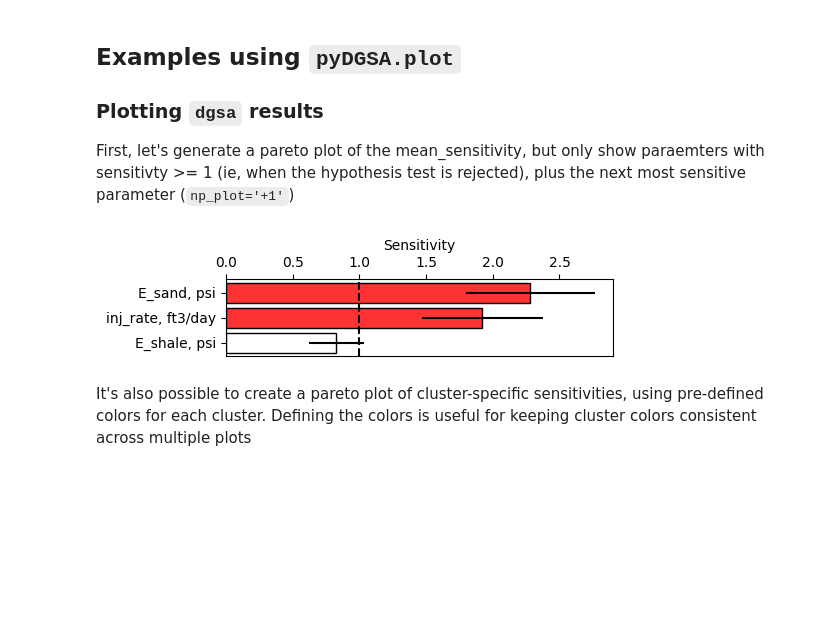
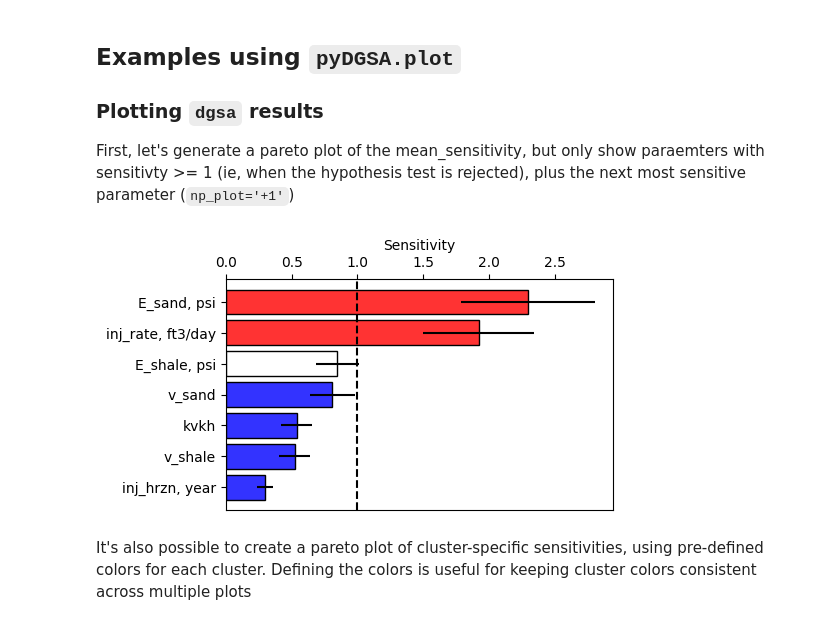
Before and after one commit to AndyStudio/pyDGSA, a Jupyter notebook: SA_0d_detailed_newdata.ipynb, the cells around one changed output. Drawn from its saved outputs; the diff is of its cells as text; code cells hidden in the pictures; blank space fills up the shorter version.

```diff
--- a/SA_0d_detailed_newdata.ipynb
+++ b/SA_0d_detailed_newdata.ipynb
@@ -221,9 +261,9 @@ sensitivty >= 1 (ie, when the hypothesis test is rejected), plus the next most s
 # %%
 from pyDGSA.plot import vert_pareto_plot
 
-fig, ax = vert_pareto_plot(mean_sensitivity, np_plot='+1', confidence=True)
+fig, ax = vert_pareto_plot(mean_sensitivity, np_plot='+7', confidence=True)
 # %% [output]
-[figure, old version]
+[figure, new version]
 # %% [markdown]
 It's also possible to create a pareto plot of cluster-specific sensitivities, using pre-defined colors for each cluster. Defining the colors is useful for keeping cluster colors consistent across multiple plots
 # %%
```
Also changed, not shown: parts of 15 cells of this notebook.
